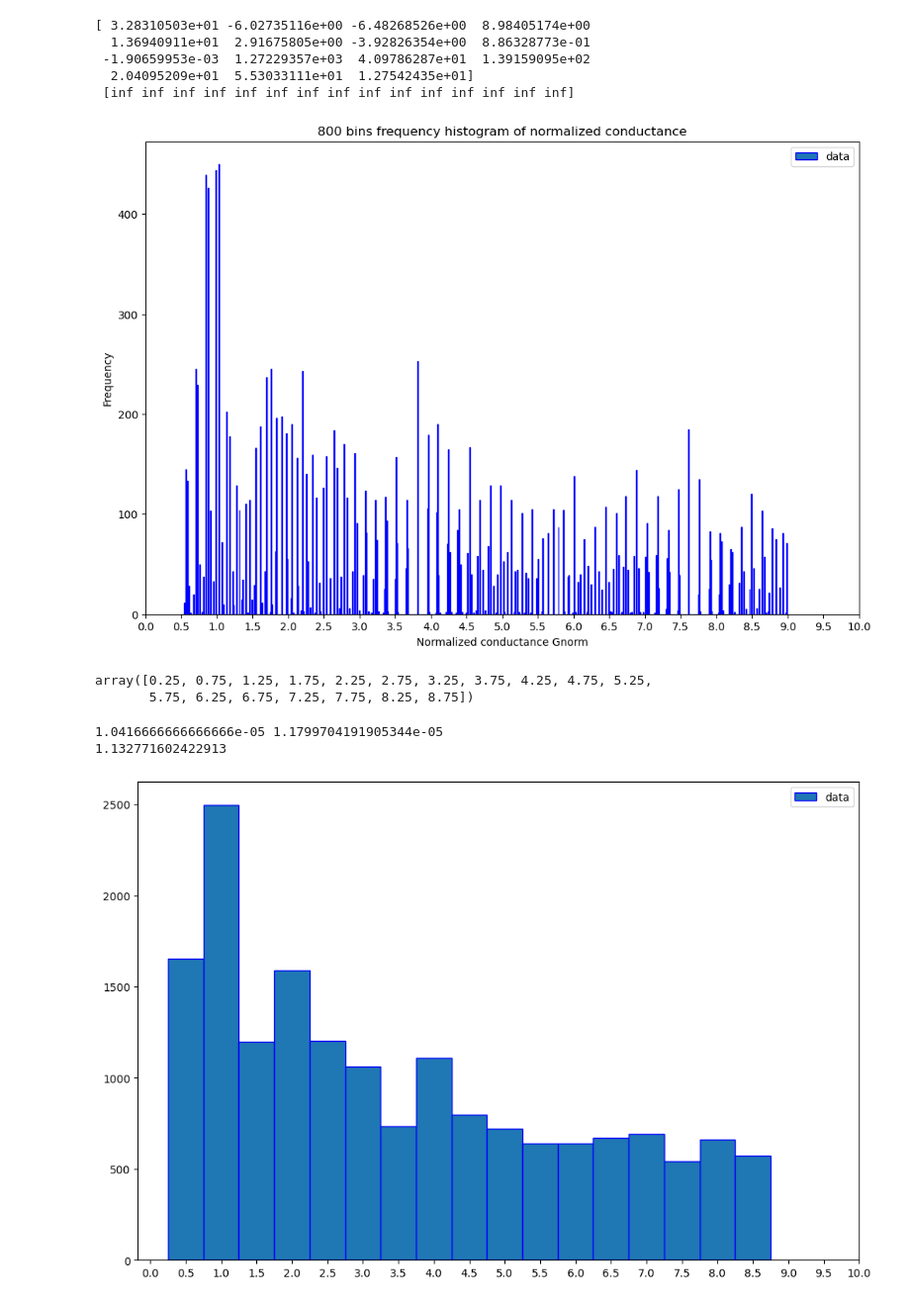
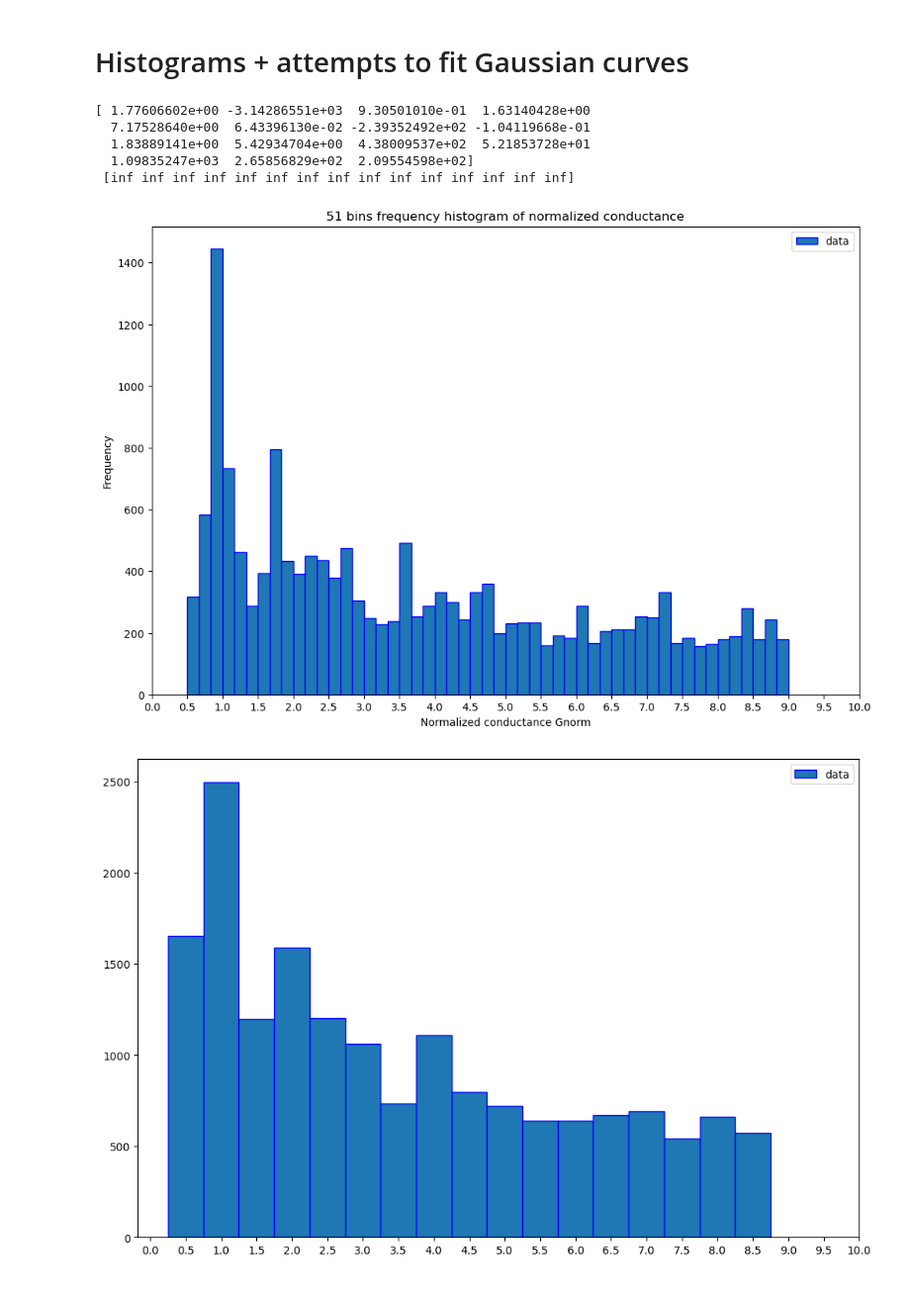
Before and after one commit to iago-rst/qlabs-aalto, a Jupyter notebook: Experiment4_DataAnal.ipynb, the cells around one changed output. Shown: that part at 99% size. Cells and saved outputs as stored; diff of their text form; code cells hidden in the pictures.

```diff
--- a/Experiment4_DataAnal.ipynb
+++ b/Experiment4_DataAnal.ipynb
@@ -29,0 +22,19 @@ print(std1, avg1, std2, avg2, r1, r2)
+# %%
+#let us define the ingredients
+v0 = avg1
+vout = avg2
+R0 = 11.99e3
+
+s_v0 = std1
+s_vout = std2
+s_R0 = 0.01e3
+
+#relative standard deviations
+rel_s_v0 = s_v0 / v0
+rel_s_vout = s_vout / vout
+
+# k = -Vo/(Vout*Ro)
+s_k = np.sqrt( (v0/(vout* R0**2))**2 * s_R0**2 + (1/(R0*vout))**2 * s_v0**2 + (v0/(R0*vout**2))**2 * s_vout**2)
+
+rel_s_k = s_k / K_
+print(rel_s_k)
@@ -29,0 +59,3 @@ print(std1, avg1, std2, avg2, r1, r2)
+# %%
+rel_s_G = np.sqrt(rel_s_k**2 + rel_s_v0**2 + rel_s_vout**2)
+print(rel_s_G)
@@ -78,52 +126,43 @@ for i in num:
+# %% [markdown]
+# Histograms + attempts to fit Gaussian curves
 # %%
 from scipy.optimize import curve_fit
 
 def gauss(x,mu,sigma,A):
     return A*np.exp(-(x-mu)**2/2/sigma**2)
 
 def multimodal(x,mu1,mu2,mu3,mu4,mu5,sigma1,sigma2,sigma3,sigma4,sigma5,A1,A2,A3,A4,A5):
     return gauss(x,mu1,sigma1,A1)+gauss(x,mu2,sigma2,A2)+gauss(x,mu3,sigma3,A3)+gauss(x,mu4,sigma4,A4)+gauss(x,mu5,sigma5,A5)
 
 fig = plt.figure(figsize=(12,8))
 
-y,x,_= plt.hist(data, bins=800, range=[0.5, 9], edgecolor="b", label="data")
+y,x,_= plt.hist(data, bins=51, range=[0.5, 9], edgecolor="b", label="data")
 x = 0.5*(x[1:]+ x[:-1])
 
 expected=(1,1,1,
           2,1,1,
           3,1,1,
           3.5,1,0.1,
           4,1,0.1)
 params,cov=curve_fit(multimodal,x,y,expected, maxfev=200000)
 sigma=np.sqrt(np.diag(cov))
 print(params,'\n',sigma)
 
 # plt.plot(x,multimodal(x,*params),color='red',lw=3,label='model')
 plt.xticks(np.linspace(0,10,21))
 plt.legend()
 plt.xlabel("Normalized conductance Gnorm")
 plt.ylabel("Frequency")
-plt.title("800 bins frequency histogram of normalized conductance")
-plt.savefig("hist800.png")
+plt.title("51 bins frequency histogram of normalized conductance")
+plt.savefig("hist51.png")
 plt.show()
 # %% [output]
-[ 3.28310503e+01 -6.02735116e+00 -6.48268526e+00  8.98405174e+00
-  1.36940911e+01  2.91675805e+00 -3.92826354e+00  8.86328773e-01
- -1.90659953e-03  1.27229357e+03  4.09786287e+01  1.39159095e+02
-  2.04095209e+01  5.53033111e+01  1.27542435e+01]
+[ 1.77606602e+00 -3.14286551e+03  9.30501010e-01  1.63140428e+00
+  7.17528640e+00  6.43396130e-02 -2.39352492e+02 -1.04119668e-01
+  1.83889141e+00  5.42934704e+00  4.38009537e+02  5.21853728e+01
+  1.09835247e+03  2.65856829e+02  2.09554598e+02]
  [inf inf inf inf inf inf inf inf inf inf inf inf inf inf inf]
-[figure, old version]
+[figure, new version]
-# %%
-np.linspace(0.25,8.75,18)
-# %% [output]
-array([0.25, 0.75, 1.25, 1.75, 2.25, 2.75, 3.25, 3.75, 4.25, 4.75, 5.25,
-       5.75, 6.25, 6.75, 7.25, 7.75, 8.25, 8.75])
-# %%
-print(k, K_)
-print(K_/k)
-# %% [output]
-1.0416666666666666e-05 1.1799704191905344e-05
-1.132771602422913
 # %%
 fig = plt.figure(figsize=(12,8))
 
```
Also changed, not shown: parts of 9 cells of this notebook.
